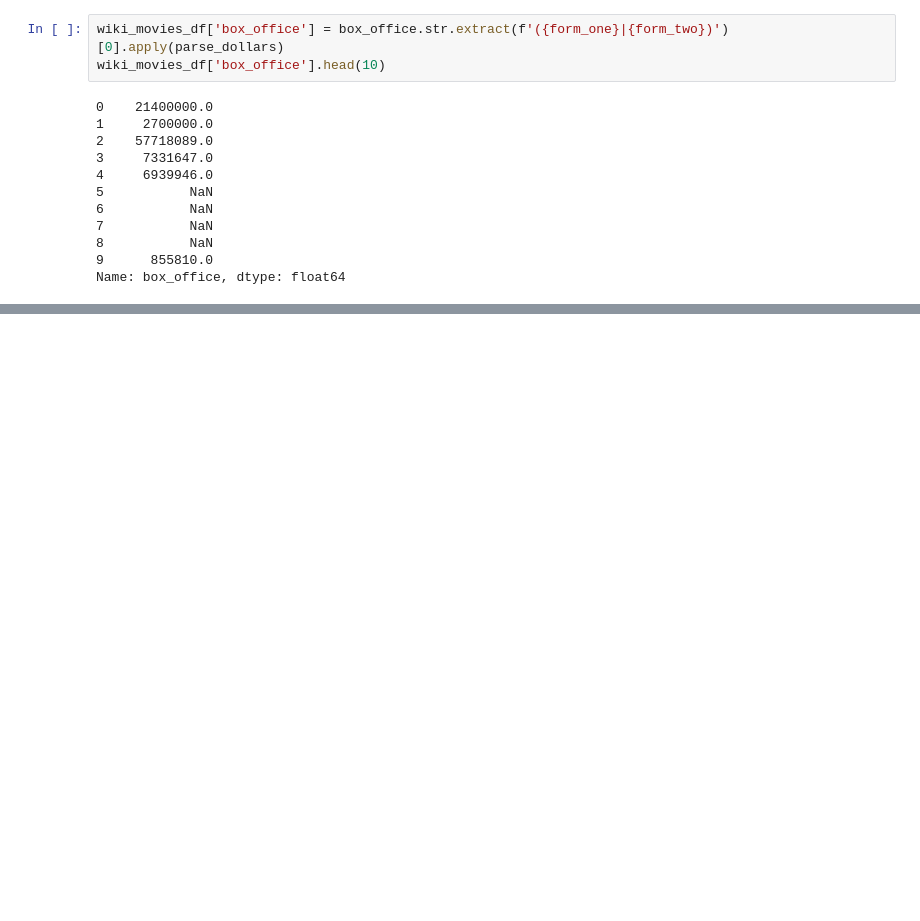
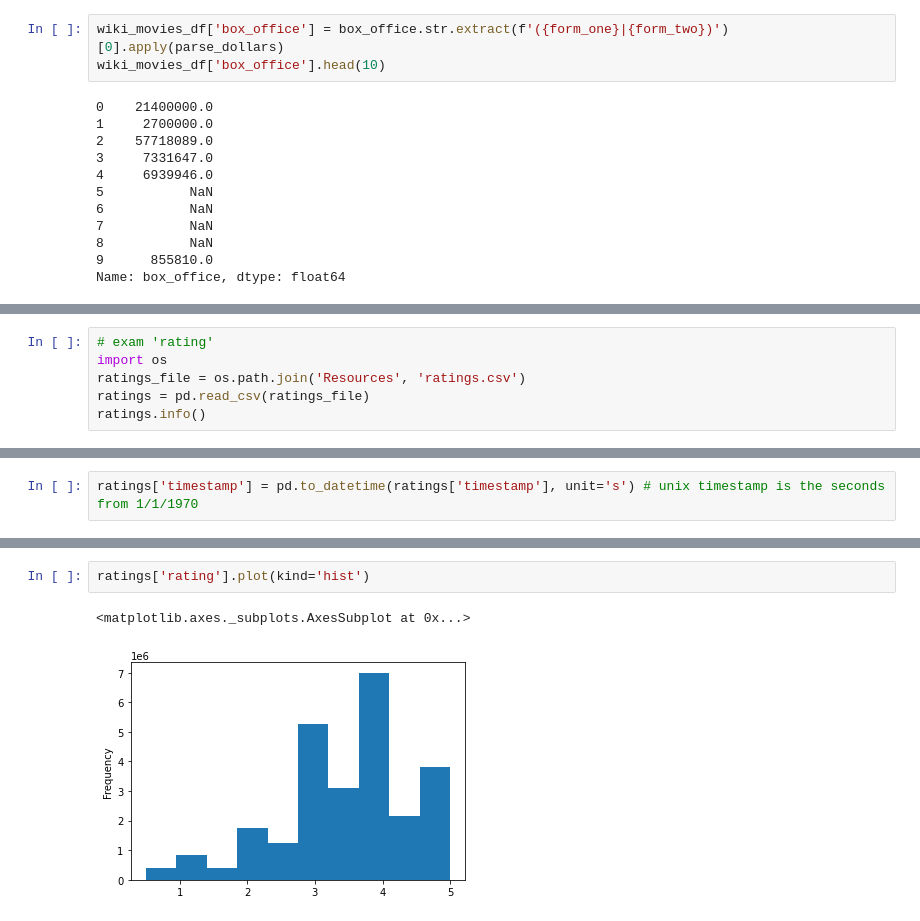
Before and after one commit to alexyang1818/bootcamp8_Movies-ETL, a Jupyter notebook: movies_etl.ipynb, the cells around one changed output, grey strips where cells are left out. Saved outputs shown, nothing was run; the diff lists cells and outputs as text; blank space fills up the shorter version.

```diff
--- a/movies_etl.ipynb
+++ b/movies_etl.ipynb
@@ -479,0 +806,6 @@ wiki_movies_df.columns.tolist()
+# %%
+# exam 'rating'
+import os
+ratings_file = os.path.join('Resources', 'ratings.csv')
+ratings = pd.read_csv(ratings_file)
+ratings.info()
@@ -479,0 +833,2 @@ wiki_movies_df.columns.tolist()
+# %%
+ratings['timestamp'] = pd.to_datetime(ratings['timestamp'], unit='s') # unix timestamp is the seconds from 1/1/1970
@@ -479,0 +848,5 @@ wiki_movies_df.columns.tolist()
+# %%
+ratings['rating'].plot(kind='hist')
+# %% [output]
+<matplotlib.axes._subplots.AxesSubplot at 0x...>
+[figure, added]
```
Also changed, not shown: parts of 34 cells of this notebook.
